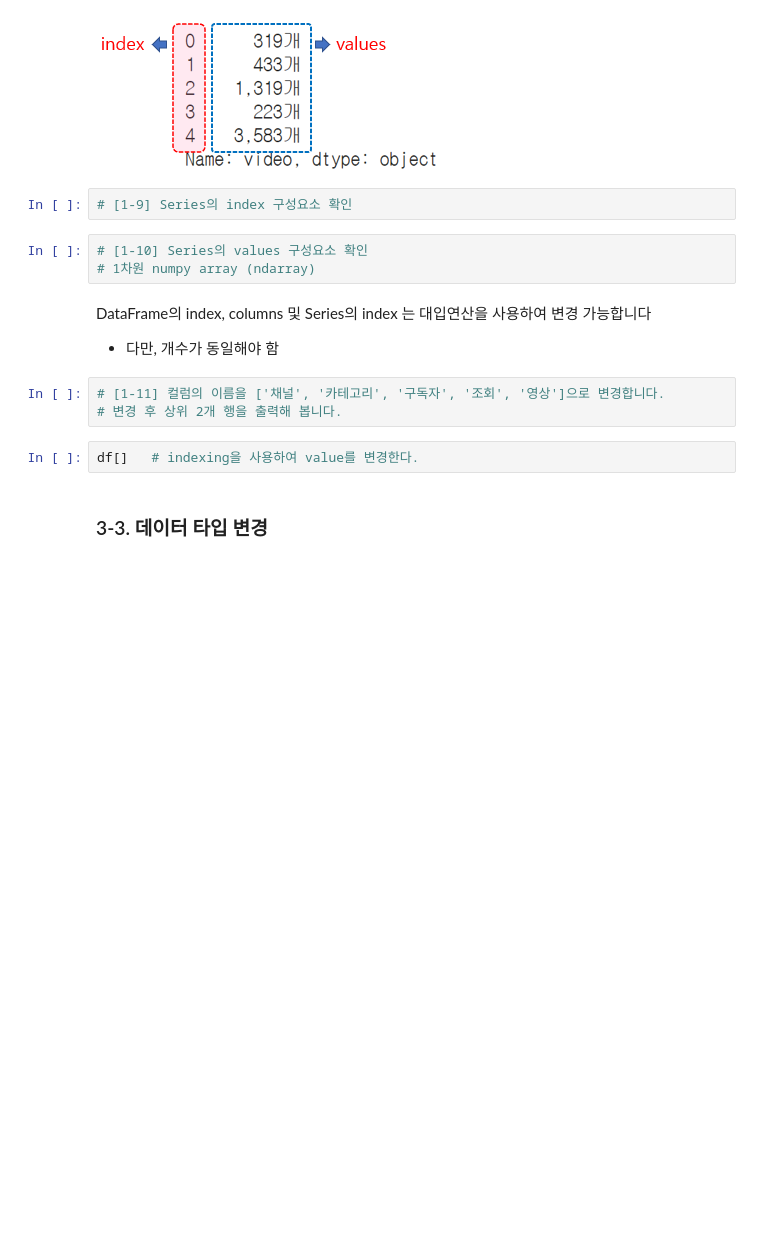
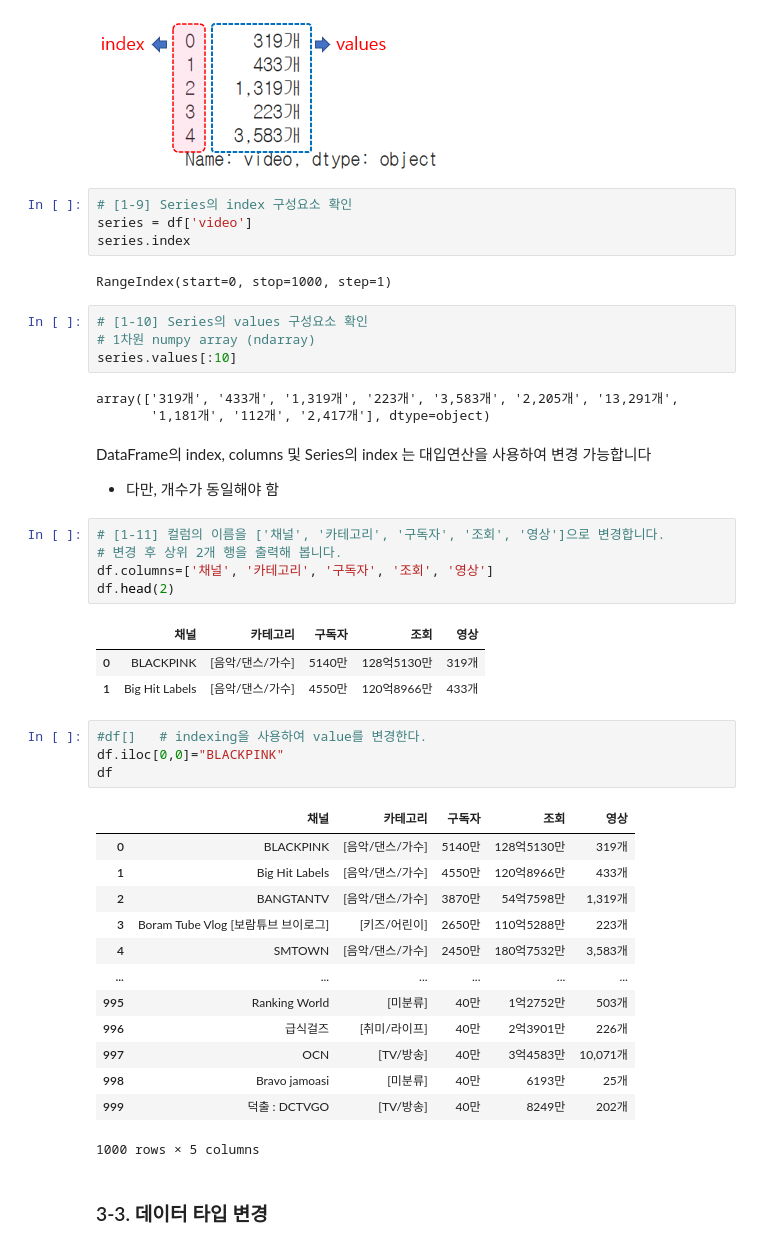
Before and after one commit to blacbakery/py_worksapce, a Jupyter notebook: 추가 연습 문제/Pandas/[pandas_01]_youtube_LAB.ipynb, the cells around one changed output. Saved outputs shown, nothing was run; the diff lists cells and outputs as text; blank space fills up the shorter version.

```diff
--- a/추가 연습 문제/Pandas/[pandas_01]_youtube_LAB.ipynb
+++ b/추가 연습 문제/Pandas/[pandas_01]_youtube_LAB.ipynb
@@ -110,17 +110,47 @@ Series의 구성요소
 ![image.png](embedded-picture-1)
 # %%
 # [1-9] Series의 index 구성요소 확인
+series = df['video']
+series.index
+# %% [output]
+RangeIndex(start=0, stop=1000, step=1)
 # %%
 # [1-10] Series의 values 구성요소 확인
 # 1차원 numpy array (ndarray)
+series.values[:10]
+# %% [output]
+array(['319개', '433개', '1,319개', '223개', '3,583개', '2,205개', '13,291개',
+       '1,181개', '112개', '2,417개'], dtype=object)
 # %% [markdown]
 DataFrame의 index, columns 및 Series의 index 는 대입연산을 사용하여 변경 가능합니다
 - 다만, 개수가 동일해야 함
 # %%
 # [1-11] 컬럼의 이름을 ['채널', '카테고리', '구독자', '조회', '영상']으로 변경합니다.
 # 변경 후 상위 2개 행을 출력해 봅니다.
+df.columns=['채널', '카테고리', '구독자', '조회', '영상']
+df.head(2)
+# %% [output]
+|  | 채널 | 카테고리 | 구독자 | 조회 | 영상 |
+| 0 | BLACKPINK | [음악/댄스/가수] | 5140만 | 128억5130만 | 319개 |
+| 1 | Big Hit Labels | [음악/댄스/가수] | 4550만 | 120억8966만 | 433개 |
 # %%
-df[]   # indexing을 사용하여 value를 변경한다.
+#df[]   # indexing을 사용하여 value를 변경한다.
+df.iloc[0,0]="BLACKPINK"
+df
+# %% [output]
+|  | 채널 | 카테고리 | 구독자 | 조회 | 영상 |
+| 0 | BLACKPINK | [음악/댄스/가수] | 5140만 | 128억5130만 | 319개 |
+| 1 | Big Hit Labels | [음악/댄스/가수] | 4550만 | 120억8966만 | 433개 |
+| 2 | BANGTANTV | [음악/댄스/가수] | 3870만 | 54억7598만 | 1,319개 |
+| 3 | Boram Tube Vlog [보람튜브 브이로그] | [키즈/어린이] | 2650만 | 110억5288만 | 223개 |
+| 4 | SMTOWN | [음악/댄스/가수] | 2450만 | 180억7532만 | 3,583개 |
+| ... | ... | ... | ... | ... | ... |
+| 995 | Ranking World | [미분류] | 40만 | 1억2752만 | 503개 |
+| 996 | 급식걸즈 | [취미/라이프] | 40만 | 2억3901만 | 226개 |
+| 997 | OCN | [TV/방송] | 40만 | 3억4583만 | 10,071개 |
+| 998 | Bravo jamoasi | [미분류] | 40만 | 6193만 | 25개 |
+| 999 | 덕출 : DCTVGO | [TV/방송] | 40만 | 8249만 | 202개 |
+1000 rows × 5 columns
 # %% [markdown]
 ### 3-3. 데이터 타입 변경
 # %%
```
Also changed, not shown: parts of 7 cells of this notebook, 3 other files.
